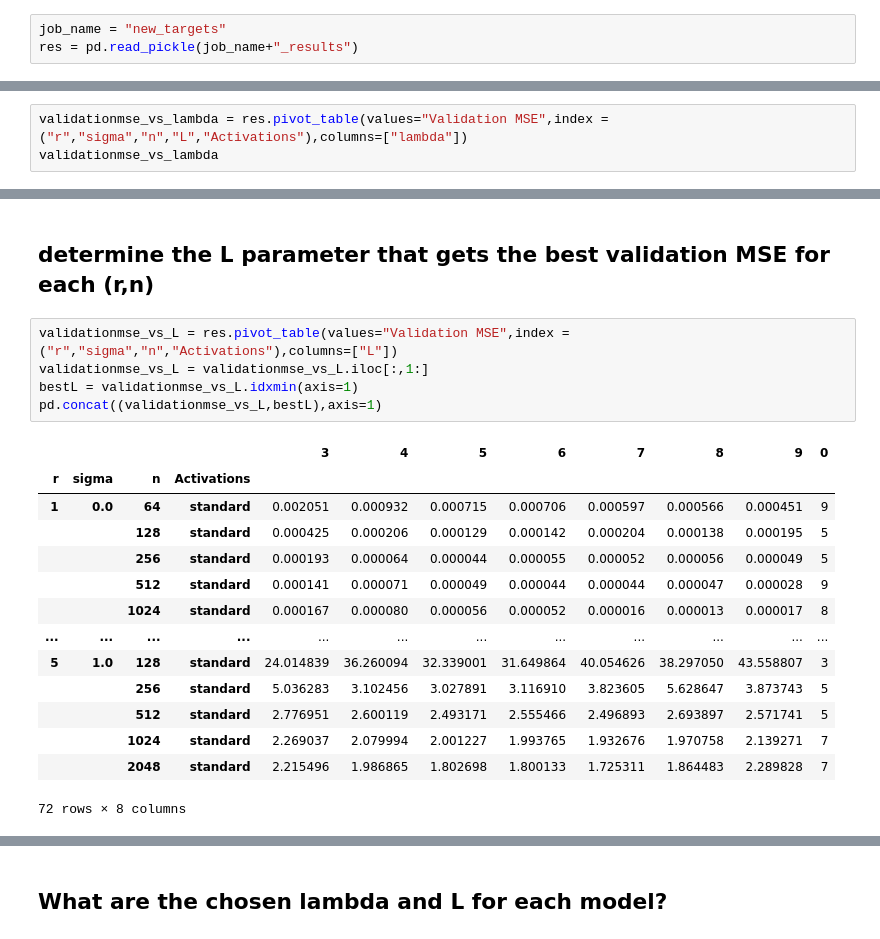
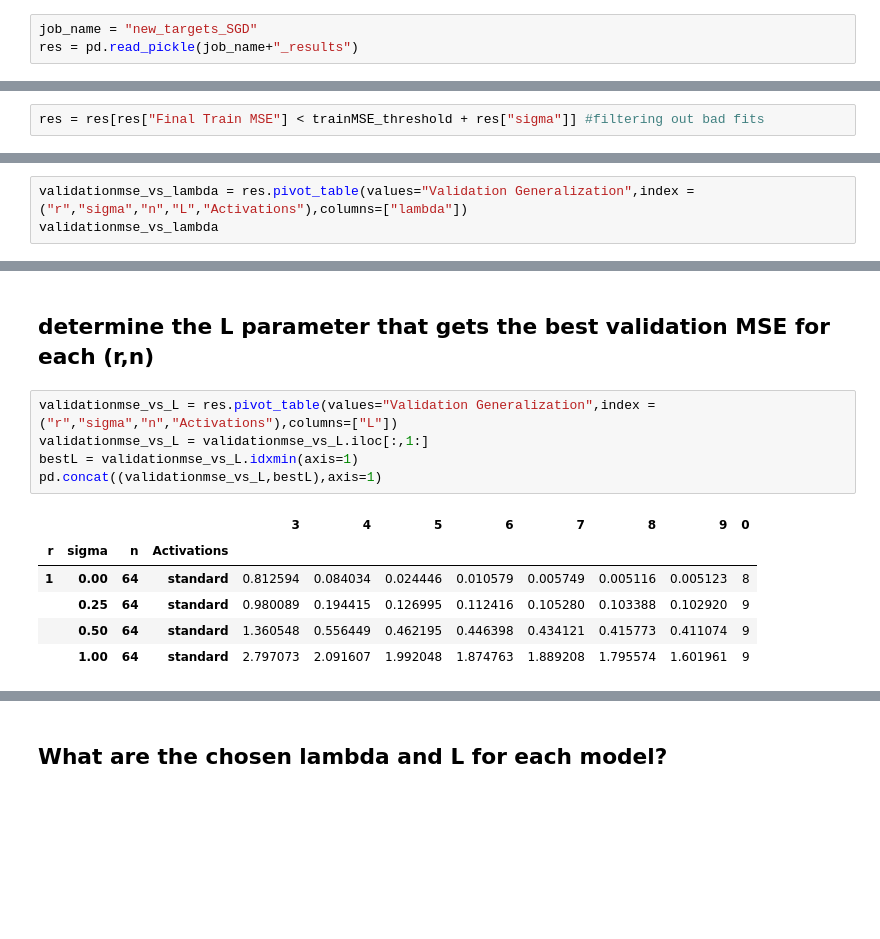
Before and after one commit to suzannastep/linear_layers_experiments, a Jupyter notebook: plotting_results.ipynb, the cells around one changed output, grey strips where cells are left out. Drawn from its saved outputs; the diff is of its cells as text; blank space fills up the shorter version.

```diff
--- a/plotting_results.ipynb
+++ b/plotting_results.ipynb
@@ -8,7 +8,7 @@ from matplotlib.lines import Line2D
 # %% [markdown]
 # load data and create pandas table
 # %%
-job_name = "new_targets"
+job_name = "new_targets_SGD"
 res = pd.read_pickle(job_name+"_results")
 # %%
 res
@@ -33,0 +34,2 @@ assert sum(res["Final Train MSE"] >= trainMSE_threshold + res["sigma"]) == 0
+# %%
+res = res[res["Final Train MSE"] < trainMSE_threshold + res["sigma"]] #filtering out bad fits
@@ -36,7 +54,7 @@ assert sum(res["Final Train MSE"] >= trainMSE_threshold + res["sigma"]) == 0
 # %% [markdown]
 ##  determine the lambda parameter that gets the best Validation MSE for each (r,n,L)
 # %%
-validationmse_vs_lambda = res.pivot_table(values="Validation MSE",index = ("r","sigma","n","L","Activations"),columns=["lambda"])
+validationmse_vs_lambda = res.pivot_table(values="Validation Generalization",index = ("r","sigma","n","L","Activations"),columns=["lambda"])
 validationmse_vs_lambda
 # %% [output]
 |  |  |  |  | lambda | 0.00001 | 0.00010 | 0.00100 |
@@ -96,25 +123,17 @@ res
 # %% [markdown]
 ##  determine the L parameter that gets the best validation MSE for each (r,n)
 # %%
-validationmse_vs_L = res.pivot_table(values="Validation MSE",index = ("r","sigma","n","Activations"),columns=["L"])
+validationmse_vs_L = res.pivot_table(values="Validation Generalization",index = ("r","sigma","n","Activations"),columns=["L"])
 validationmse_vs_L = validationmse_vs_L.iloc[:,1:]
 bestL = validationmse_vs_L.idxmin(axis=1)
 pd.concat((validationmse_vs_L,bestL),axis=1)
 # %% [output]
 |  |  |  |  | 3 | 4 | 5 | 6 | 7 | 8 | 9 | 0 |
 | r | sigma | n | Activations |  |  |  |  |  |  |  |  |
-| 1 | 0.0 | 64 | standard | 0.002051 | 0.000932 | 0.000715 | 0.000706 | 0.000597 | 0.000566 | 0.000451 | 9 |
-|  |  | 128 | standard | 0.000425 | 0.000206 | 0.000129 | 0.000142 | 0.000204 | 0.000138 | 0.000195 | 5 |
-|  |  | 256 | standard | 0.000193 | 0.000064 | 0.000044 | 0.000055 | 0.000052 | 0.000056 | 0.000049 | 5 |
-|  |  | 512 | standard | 0.000141 | 0.000071 | 0.000049 | 0.000044 | 0.000044 | 0.000047 | 0.000028 | 9 |
-|  |  | 1024 | standard | 0.000167 | 0.000080 | 0.000056 | 0.000052 | 0.000016 | 0.000013 | 0.000017 | 8 |
-| ... | ... | ... | ... | ... | ... | ... | ... | ... | ... | ... | ... |
-| 5 | 1.0 | 128 | standard | 24.014839 | 36.260094 | 32.339001 | 31.649864 | 40.054626 | 38.297050 | 43.558807 | 3 |
-|  |  | 256 | standard | 5.036283 | 3.102456 | 3.027891 | 3.116910 | 3.823605 | 5.628647 | 3.873743 | 5 |
-|  |  | 512 | standard | 2.776951 | 2.600119 | 2.493171 | 2.555466 | 2.496893 | 2.693897 | 2.571741 | 5 |
-|  |  | 1024 | standard | 2.269037 | 2.079994 | 2.001227 | 1.993765 | 1.932676 | 1.970758 | 2.139271 | 7 |
-|  |  | 2048 | standard | 2.215496 | 1.986865 | 1.802698 | 1.800133 | 1.725311 | 1.864483 | 2.289828 | 7 |
+| 1 | 0.00 | 64 | standard | 0.812594 | 0.084034 | 0.024446 | 0.010579 | 0.005749 | 0.005116 | 0.005123 | 8 |
+|  | 0.25 | 64 | standard | 0.980089 | 0.194415 | 0.126995 | 0.112416 | 0.105280 | 0.103388 | 0.102920 | 9 |
+|  | 0.50 | 64 | standard | 1.360548 | 0.556449 | 0.462195 | 0.446398 | 0.434121 | 0.415773 | 0.411074 | 9 |
+|  | 1.00 | 64 | standard | 2.797073 | 2.091607 | 1.992048 | 1.874763 | 1.889208 | 1.795574 | 1.601961 | 9 |
-72 rows × 8 columns
 # %%
 mask = [row["L"] == bestL[row["r"]][row["sigma"]][row["n"]][row["Activations"]] for rowindex,row in res.iterrows()]
 bestLres = res[mask]
```
Also changed, not shown: parts of 15 cells of this notebook, 15 other files.
